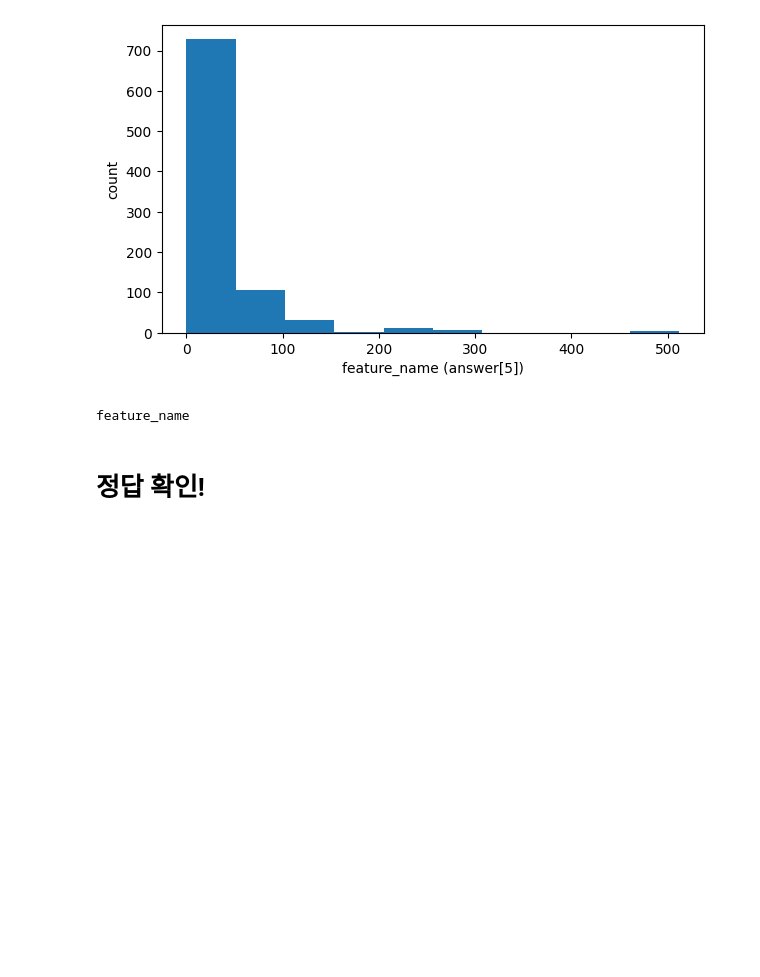
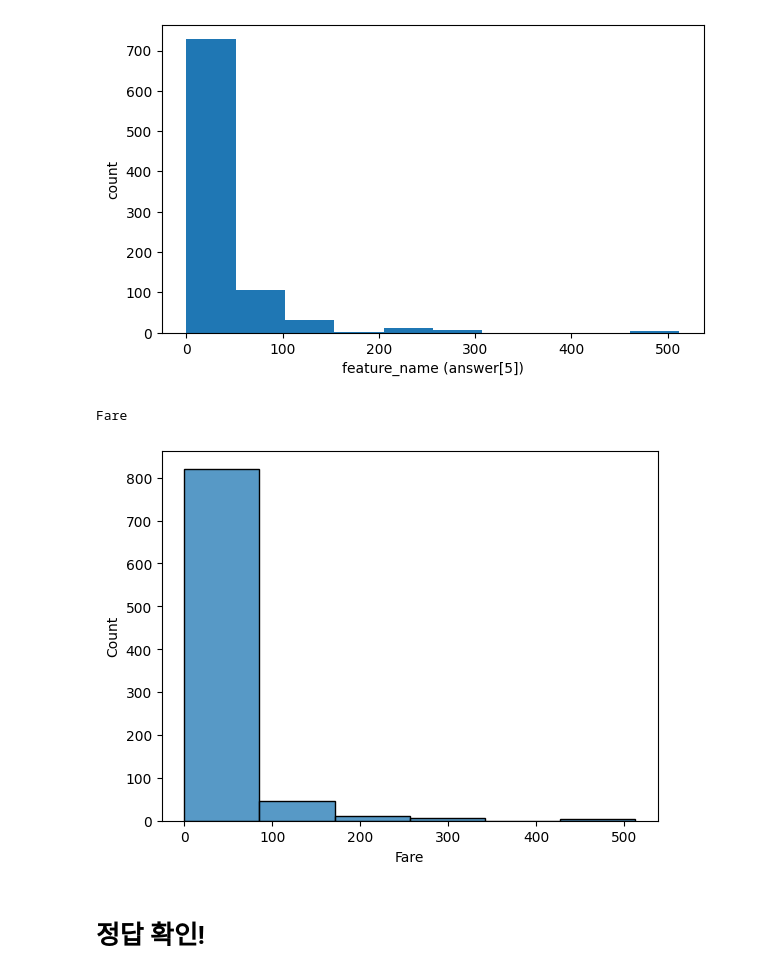
Before and after one commit to NWBS-5919/khuda_9_YB, a Jupyter notebook: week1/student.ipynb, the cells around one changed output. Saved outputs shown, nothing was run; the diff lists cells and outputs as text; code cells hidden in the pictures; blank space fills up the shorter version.

```diff
--- a/week1/student.ipynb
+++ b/week1/student.ipynb
@@ -92,13 +110,14 @@ answer[4] = female_survive_rate
 # %%
 ## Input Box
 
 feature_name = "feature_name"
-
-
+sns.histplot(df['Fare'], bins= 6)
+feature_name = 'Fare'
 
 print(feature_name)
 # %% [output]
-feature_name
+Fare
+[figure, added]
 # %%
 answer[5] = feature_name
 # %% [markdown]
```
Also changed, not shown: parts of 7 cells of this notebook.
